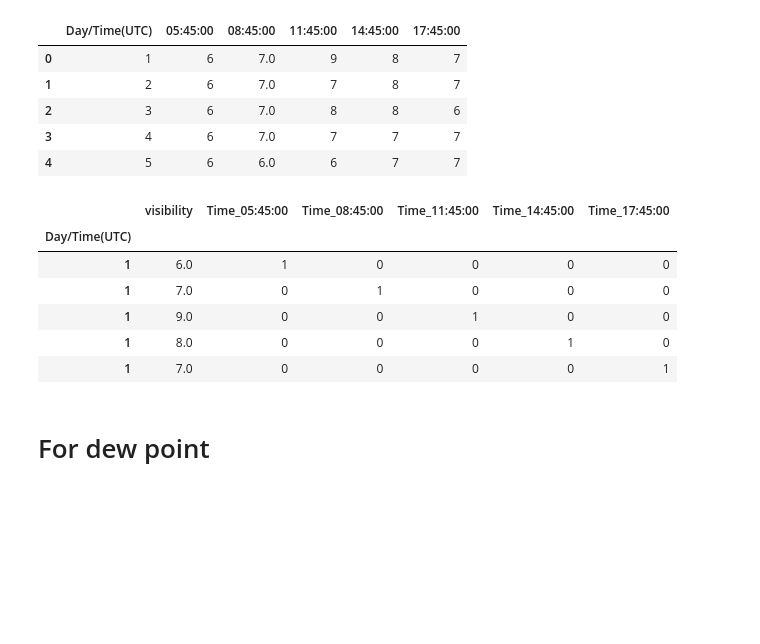
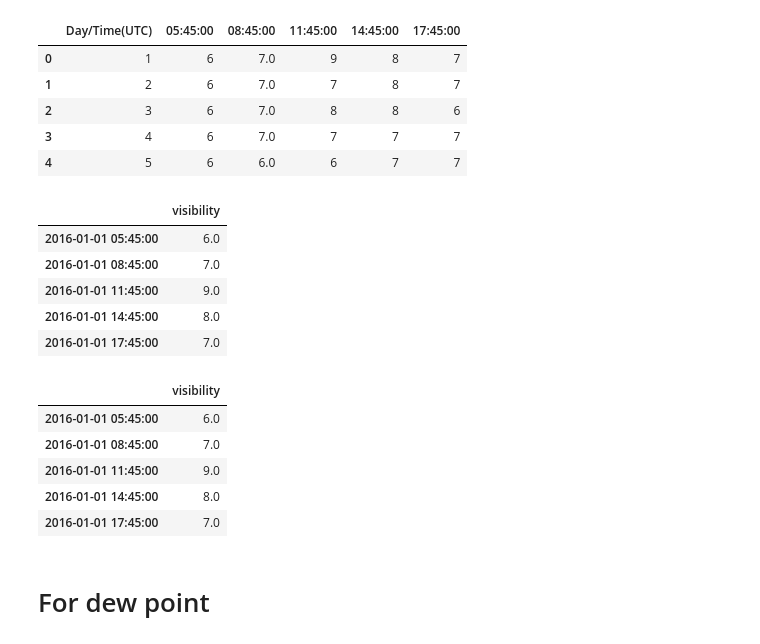
Before and after one commit to kaushu42/weather-forecast-nepal, a Jupyter notebook: preprocess.ipynb, the cells around one changed output. Drawn from its saved outputs; the diff is of its cells as text; code cells hidden in the pictures; blank space fills up the shorter version.

```diff
--- a/preprocess.ipynb
+++ b/preprocess.ipynb
@@ -22,19 +22,27 @@ df.head()
 | 4 | 5 | 6 | 6.0 | 6 | 7 | 7 |
 # %%
 df = df.set_index('Day/Time(UTC)').stack().reset_index().set_index('Day/Time(UTC)')
-df.columns = ['Time', 'visibility']
-df = pd.get_dummies(df)
+df.index = pd.to_datetime([f'Jan {x}, 2016 {y}' for x, y in zip(df.index, df['level_1'])])
+df.drop('level_1', axis=1, inplace=True)
+df.columns = ['visibility']
 df.head()
 # %% [output]
-|  | visibility | Time_05:45:00 | Time_08:45:00 | Time_11:45:00 | Time_14:45:00 | Time_17:45:00 |
-| Day/Time(UTC) |  |  |  |  |  |  |
-| 1 | 6.0 | 1 | 0 | 0 | 0 | 0 |
-| 1 | 7.0 | 0 | 1 | 0 | 0 | 0 |
-| 1 | 9.0 | 0 | 0 | 1 | 0 | 0 |
-| 1 | 8.0 | 0 | 0 | 0 | 1 | 0 |
-| 1 | 7.0 | 0 | 0 | 0 | 0 | 1 |
+|  | visibility |
+| 2016-01-01 05:45:00 | 6.0 |
+| 2016-01-01 08:45:00 | 7.0 |
+| 2016-01-01 11:45:00 | 9.0 |
+| 2016-01-01 14:45:00 | 8.0 |
+| 2016-01-01 17:45:00 | 7.0 |
 # %%
-main_df = pd.concat([main_df, df])
+main_df = pd.concat([main_df, df], axis=1)
+main_df.head()
+# %% [output]
+|  | visibility |
+| 2016-01-01 05:45:00 | 6.0 |
+| 2016-01-01 08:45:00 | 7.0 |
+| 2016-01-01 11:45:00 | 9.0 |
+| 2016-01-01 14:45:00 | 8.0 |
+| 2016-01-01 17:45:00 | 7.0 |
 # %% [markdown]
 # For dew point
 # %%
```
Also changed, not shown: parts of 10 cells of this notebook.
